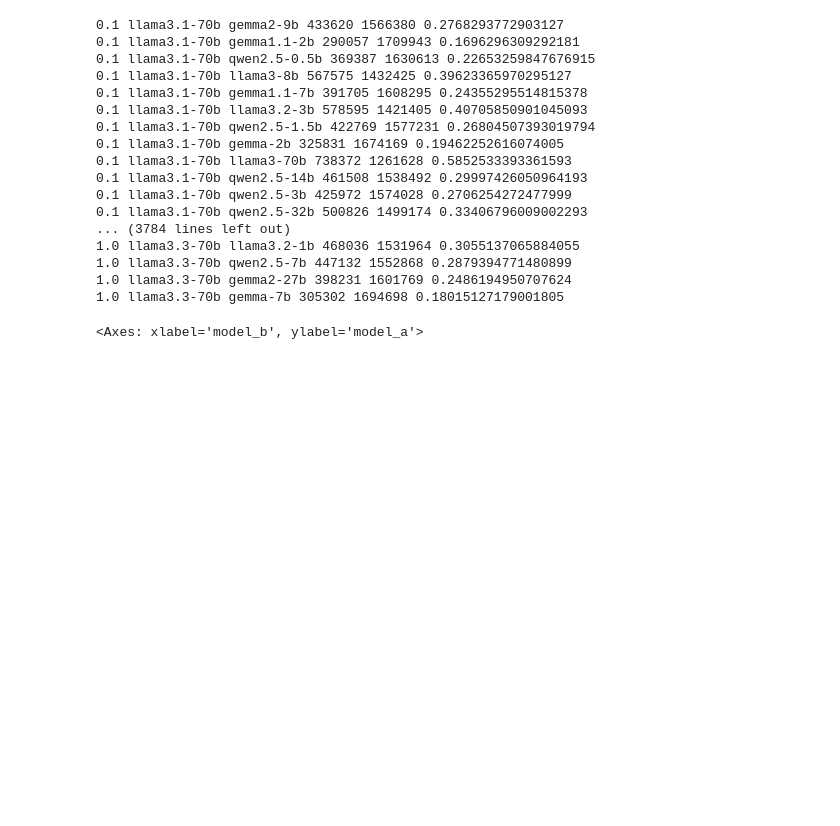
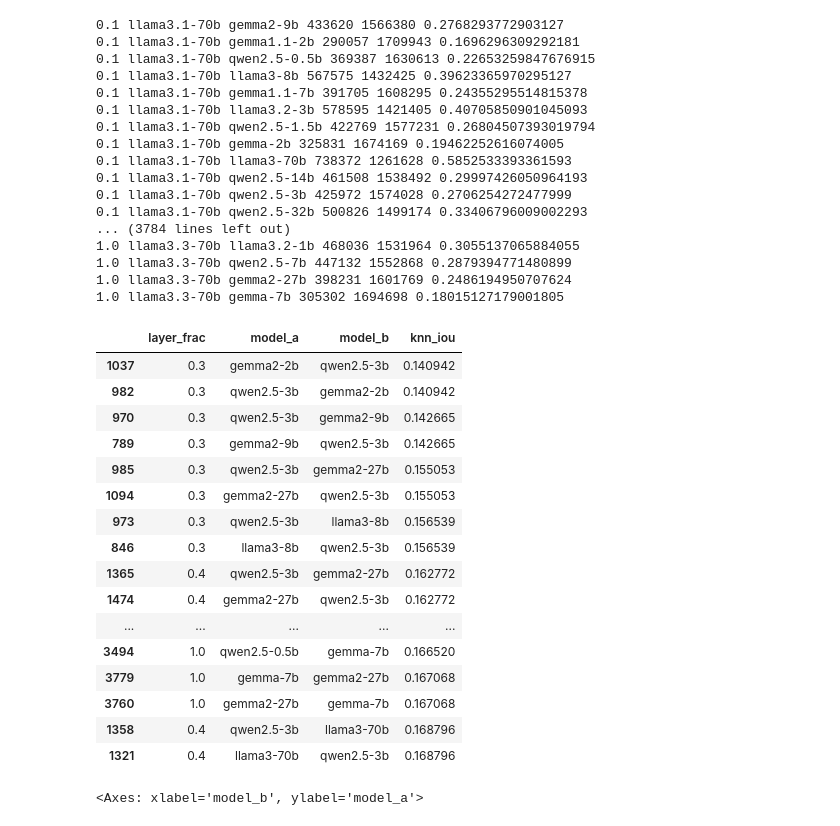
Before and after one commit to rangell/jailbreak_analysis, a Jupyter notebook: analyze_knn_graphs.ipynb, the cells around one changed output. Drawn from its saved outputs; the diff is of its cells as text; code cells hidden in the pictures; blank space fills up the shorter version.

```diff
--- a/analyze_knn_graphs.ipynb
+++ b/analyze_knn_graphs.ipynb
@@ -81,6 +81,26 @@ for layer_frac in [0.1, 0.2, 0.3, 0.4, 0.5, 0.6, 0.7, 0.8, 0.9, 1.0]:
 1.0 llama3.3-70b gemma-7b 305302 1694698 0.18015127179001805
 # %%
 pairwise_model_df = pd.DataFrame.from_dict(pairwise_model_data)
+# %%
+pairwise_model_df[pairwise_model_df["layer_frac"] >= 0.3].sort_values("knn_iou").head(20)
+# %% [output]
+|  | layer_frac | model_a | model_b | knn_iou |
+| 1037 | 0.3 | gemma2-2b | qwen2.5-3b | 0.140942 |
+| 982 | 0.3 | qwen2.5-3b | gemma2-2b | 0.140942 |
+| 970 | 0.3 | qwen2.5-3b | gemma2-9b | 0.142665 |
+| 789 | 0.3 | gemma2-9b | qwen2.5-3b | 0.142665 |
+| 985 | 0.3 | qwen2.5-3b | gemma2-27b | 0.155053 |
+| 1094 | 0.3 | gemma2-27b | qwen2.5-3b | 0.155053 |
+| 973 | 0.3 | qwen2.5-3b | llama3-8b | 0.156539 |
+| 846 | 0.3 | llama3-8b | qwen2.5-3b | 0.156539 |
+| 1365 | 0.4 | qwen2.5-3b | gemma2-27b | 0.162772 |
+| 1474 | 0.4 | gemma2-27b | qwen2.5-3b | 0.162772 |
+| ... | ... | ... | ... | ... |
+| 3494 | 1.0 | qwen2.5-0.5b | gemma-7b | 0.166520 |
+| 3779 | 1.0 | gemma-7b | gemma2-27b | 0.167068 |
+| 3760 | 1.0 | gemma2-27b | gemma-7b | 0.167068 |
+| 1358 | 0.4 | qwen2.5-3b | llama3-70b | 0.168796 |
+| 1321 | 0.4 | llama3-70b | qwen2.5-3b | 0.168796 |
 # %%
 middle_average_large_df = pairwise_model_df[
     (pairwise_model_df["layer_frac"] >= 0.2) & (pairwise_model_df["layer_frac"] <= 0.8)
```
Also changed, not shown: parts of 1 cell of this notebook, 6 other files.
